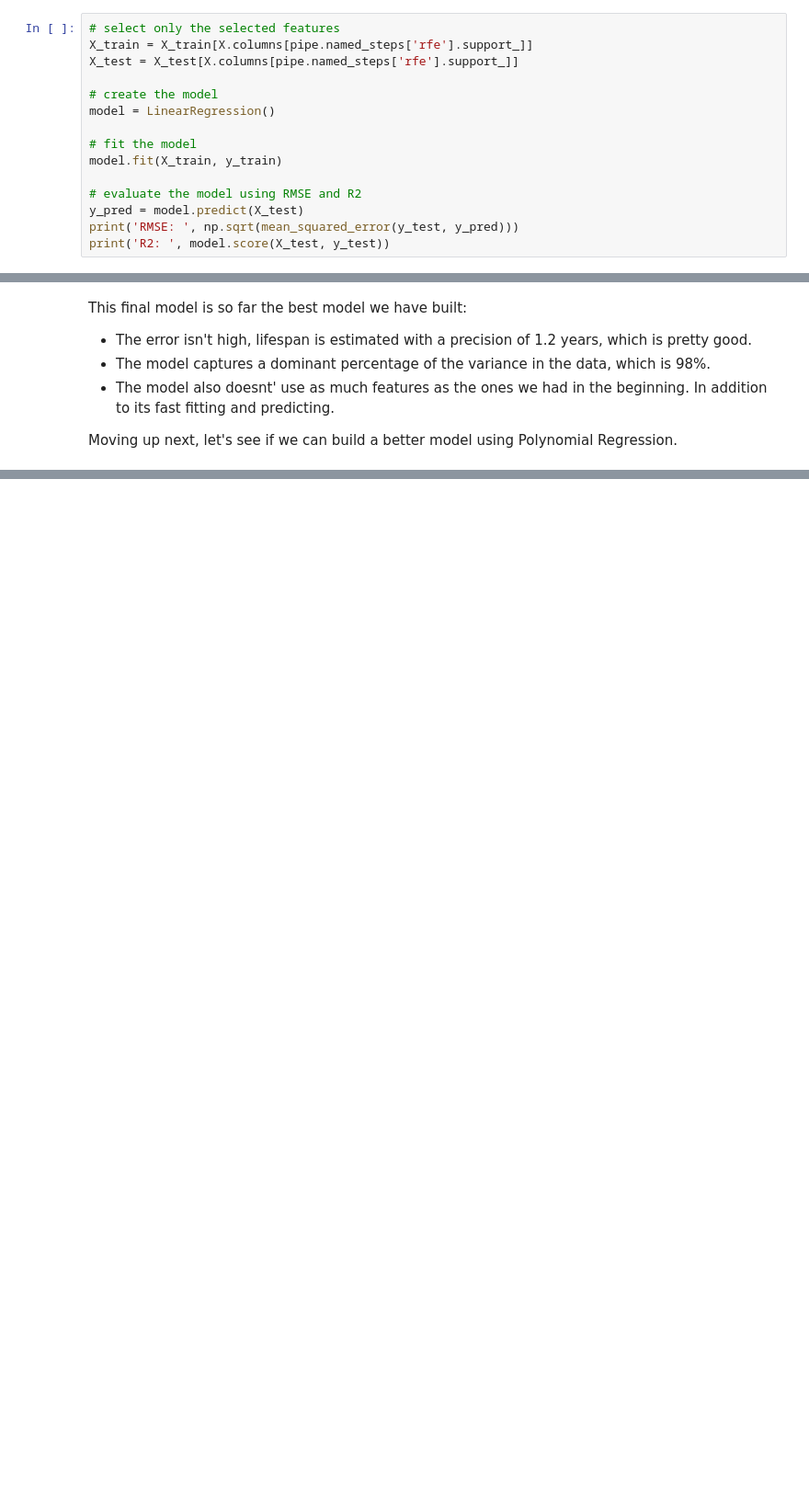
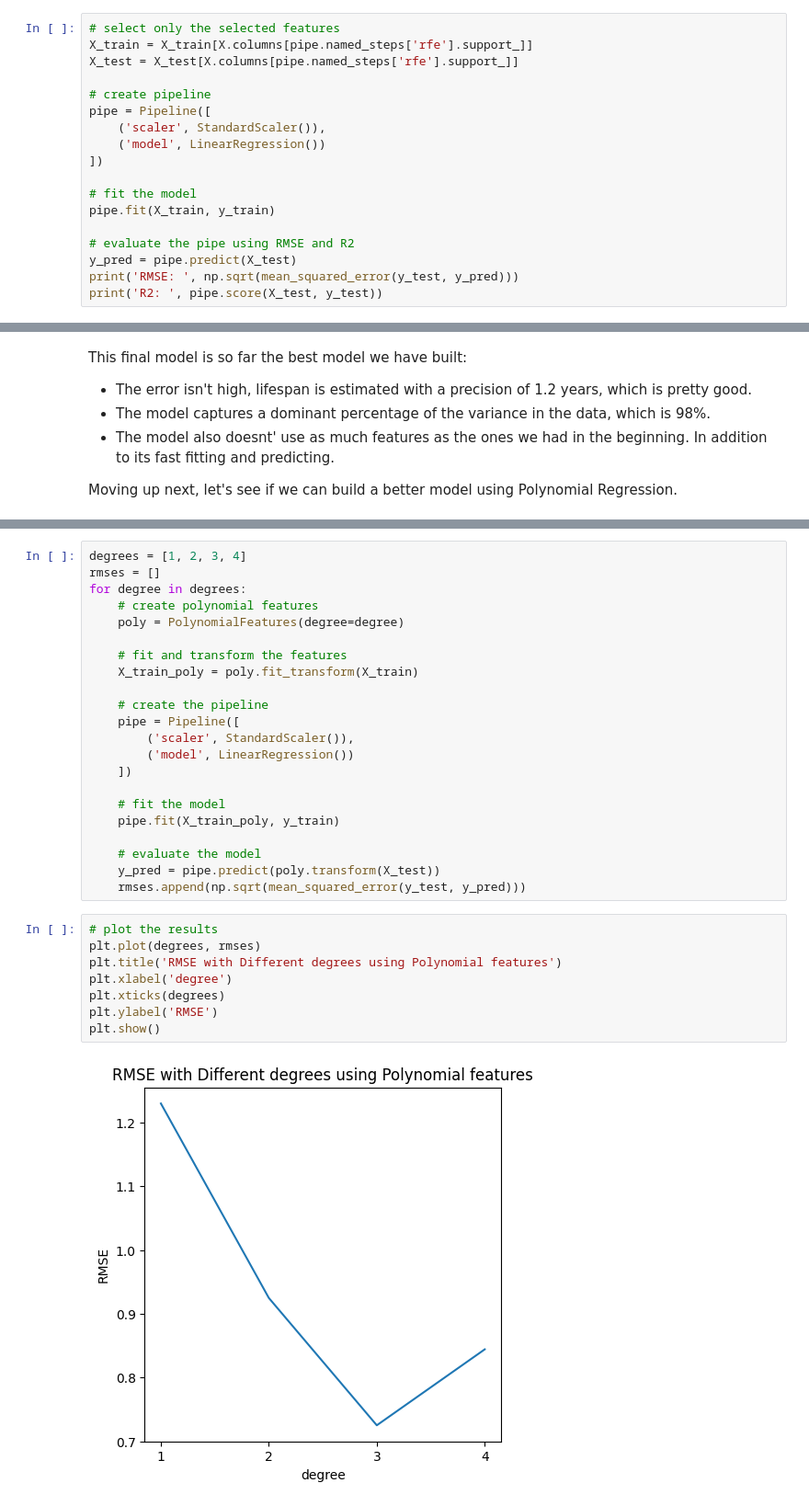
Before and after one commit to gurennnn/life-expectancy-estimation, a Jupyter notebook: notebooks/2_modeling.ipynb, the cells around one changed output, grey strips where cells are left out. Shown: that part at 92% size. Drawn from its saved outputs; the diff is of its cells as text; blank space fills up the shorter version.

Commit message:
Optimize polynomial regression

```diff
--- a/notebooks/2_modeling.ipynb
+++ b/notebooks/2_modeling.ipynb
@@ -382,14 +384,17 @@ Let's rebuild the model using only the selected features.
 X_train = X_train[X.columns[pipe.named_steps['rfe'].support_]]
 X_test = X_test[X.columns[pipe.named_steps['rfe'].support_]]
 
-# create the model
-model = LinearRegression()
+# create pipeline
+pipe = Pipeline([
+    ('scaler', StandardScaler()),
+    ('model', LinearRegression())
+])
 
 # fit the model
-model.fit(X_train, y_train)
+pipe.fit(X_train, y_train)
 
-# evaluate the model using RMSE and R2
-y_pred = model.predict(X_test)
+# evaluate the pipe using RMSE and R2
+y_pred = pipe.predict(X_test)
 print('RMSE: ', np.sqrt(mean_squared_error(y_test, y_pred)))
-print('R2: ', model.score(X_test, y_test))
+print('R2: ', pipe.score(X_test, y_test))
 # %% [output]
@@ -405,0 +415,32 @@ Moving up next, let's see if we can build a better model using Polynomial Regres
+# %%
+degrees = [1, 2, 3, 4]
+rmses = []
+for degree in degrees:
+    # create polynomial features
+    poly = PolynomialFeatures(degree=degree)
+
+    # fit and transform the features
+    X_train_poly = poly.fit_transform(X_train)
+
+    # create the pipeline
+    pipe = Pipeline([
+        ('scaler', StandardScaler()),
+        ('model', LinearRegression())
+    ])
+
+    # fit the model
+    pipe.fit(X_train_poly, y_train)
+
+    # evaluate the model
+    y_pred = pipe.predict(poly.transform(X_test))
+    rmses.append(np.sqrt(mean_squared_error(y_test, y_pred)))
+# %%
+# plot the results
+plt.plot(degrees, rmses)
+plt.title('RMSE with Different degrees using Polynomial features')
+plt.xlabel('degree')
+plt.xticks(degrees)
+plt.ylabel('RMSE')
+plt.show()
+# %% [output]
+[figure, added]
```
Also changed, not shown: parts of 10 cells of this notebook.
